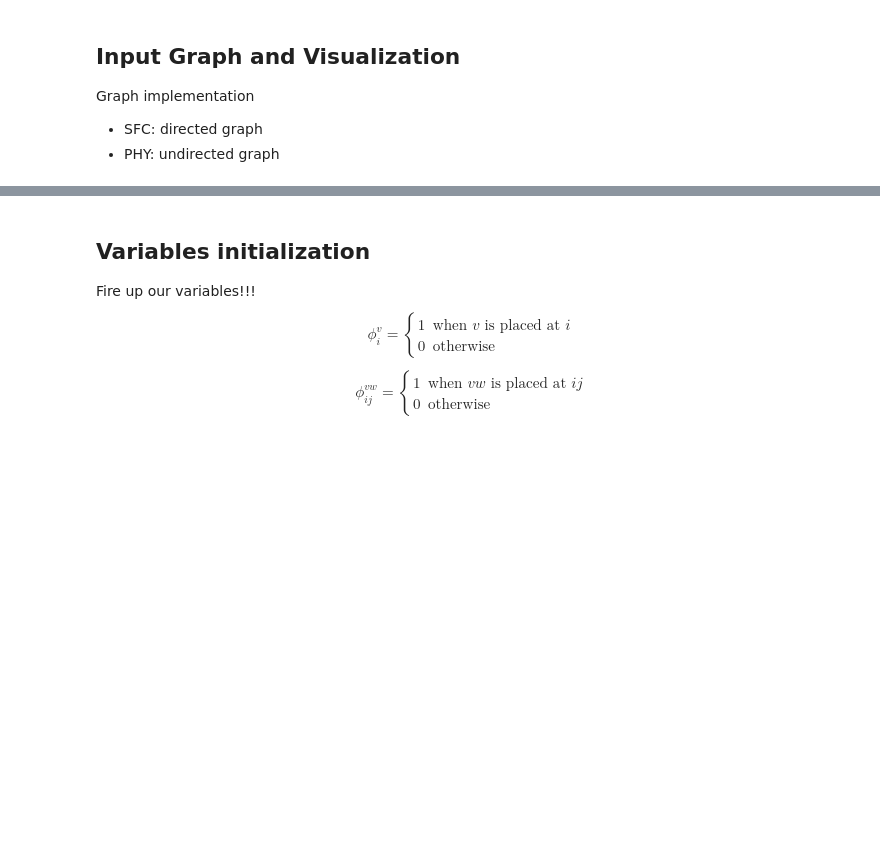
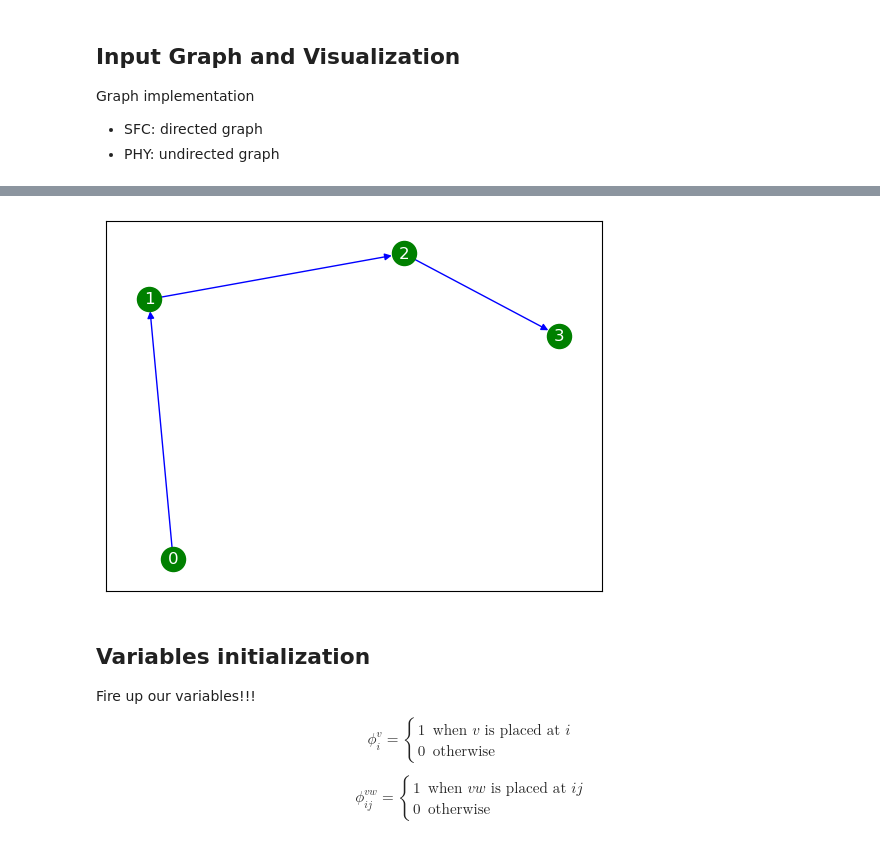
Before and after one commit to jerapiblaze/sfc-phy-mapping, a Jupyter notebook: mapping-solo/mapping-solo.ipynb, the cells around one changed output, grey strips where cells are left out. Saved outputs shown, nothing was run; the diff lists cells and outputs as text; code cells hidden in the pictures; blank space fills up the shorter version.

```diff
--- a/mapping-solo/mapping-solo.ipynb
+++ b/mapping-solo/mapping-solo.ipynb
@@ -99,3 +57,13 @@ nx.draw_networkx(GS, pos=pos, node_color='g', edge_color='b', font_color='w', wi
+# %%
+# SFC
+file = fnmatch.filter(os.listdir(input), 'sfc_*.gml').pop()
+GS = nx.read_gml(f"{input}/{file}")
+
+# Visualization
+pos = nx.spring_layout(G)
+nx.draw_networkx(GS, pos=pos, node_color='g', edge_color='b', font_color='w', with_labels=True)
+# %% [output]
+[figure, added]
 # %% [markdown]
 ## Variables initialization
 Fire up our variables!!!
```
Also changed, not shown: parts of 16 cells of this notebook.
